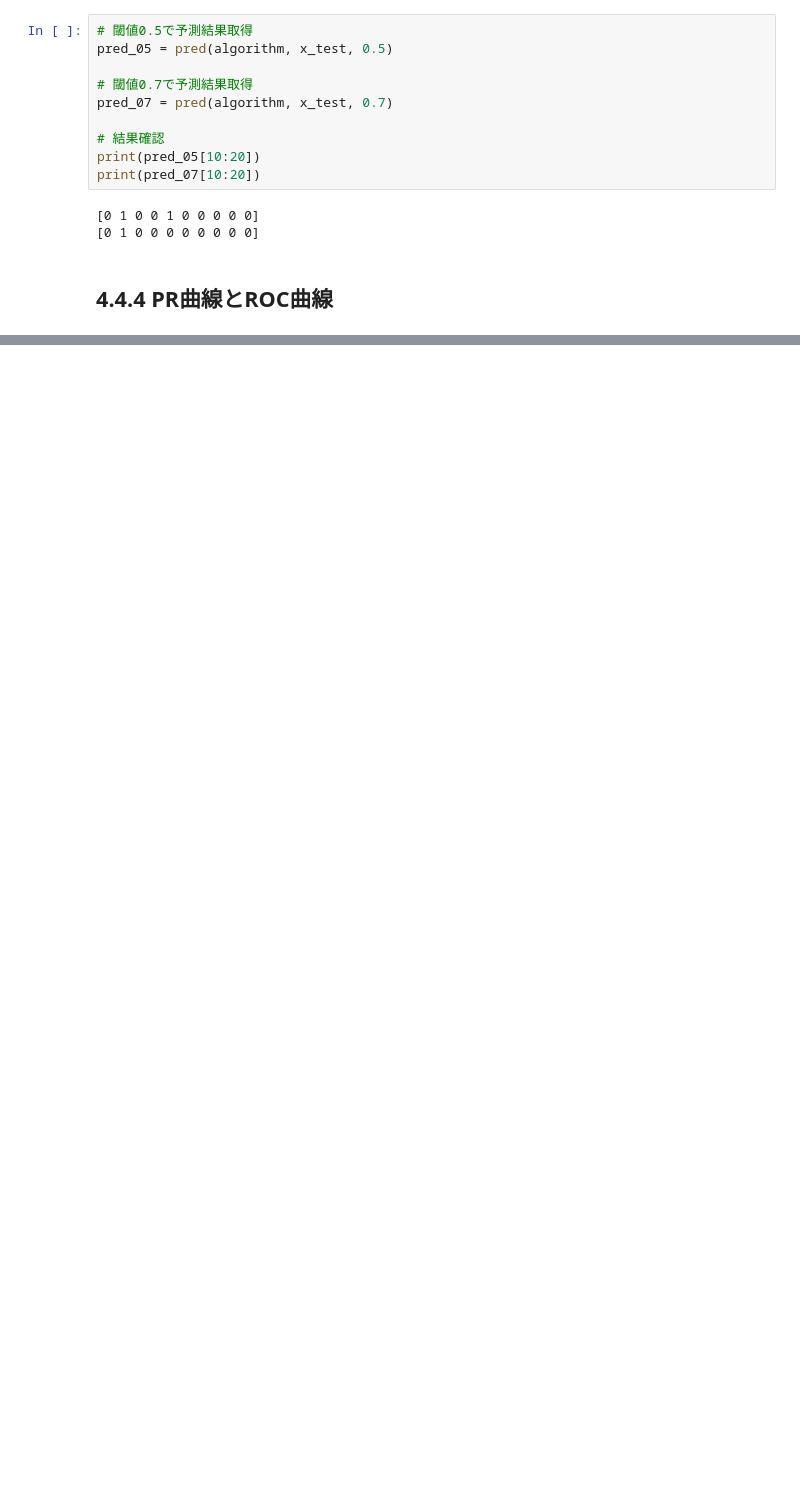
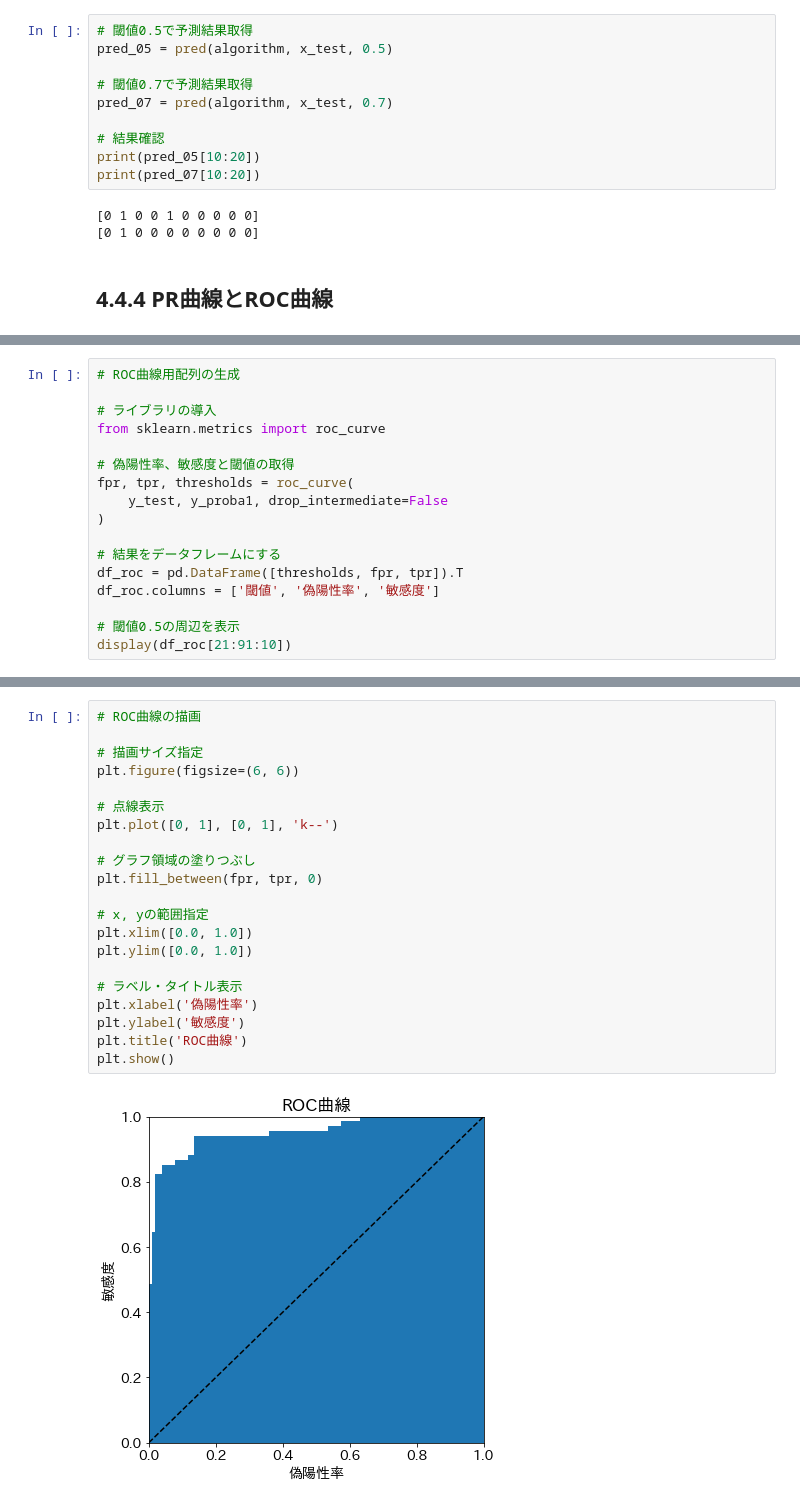
Before and after one commit to hirokimituya/book_create-profitable-AI-with-Python, a Jupyter notebook: ch04_04_estimate.ipynb, the cells around one changed output, grey strips where cells are left out. Drawn from its saved outputs; the diff is of its cells as text; blank space fills up the shorter version.

```diff
--- a/ch04_04_estimate.ipynb
+++ b/ch04_04_estimate.ipynb
@@ -219,0 +262,17 @@ print(pred_07[10:20])
+# %%
+# ROC曲線用配列の生成
+
+# ライブラリの導入
+from sklearn.metrics import roc_curve
+
+# 偽陽性率、敏感度と閾値の取得
+fpr, tpr, thresholds = roc_curve(
+    y_test, y_proba1, drop_intermediate=False
+)
+
+# 結果をデータフレームにする
+df_roc = pd.DataFrame([thresholds, fpr, tpr]).T
+df_roc.columns = ['閾値', '偽陽性率', '敏感度']
+
+# 閾値0.5の周辺を表示
+display(df_roc[21:91:10])
@@ -219,0 +288,23 @@ print(pred_07[10:20])
+# %%
+# ROC曲線の描画
+
+# 描画サイズ指定
+plt.figure(figsize=(6, 6))
+
+# 点線表示
+plt.plot([0, 1], [0, 1], 'k--')
+
+# グラフ領域の塗りつぶし
+plt.fill_between(fpr, tpr, 0)
+
+# x, yの範囲指定
+plt.xlim([0.0, 1.0])
+plt.ylim([0.0, 1.0])
+
+# ラベル・タイトル表示
+plt.xlabel('偽陽性率')
+plt.ylabel('敏感度')
+plt.title('ROC曲線')
+plt.show()
+# %% [output]
+[figure, added]
```
Also changed, not shown: parts of 11 cells of this notebook.
